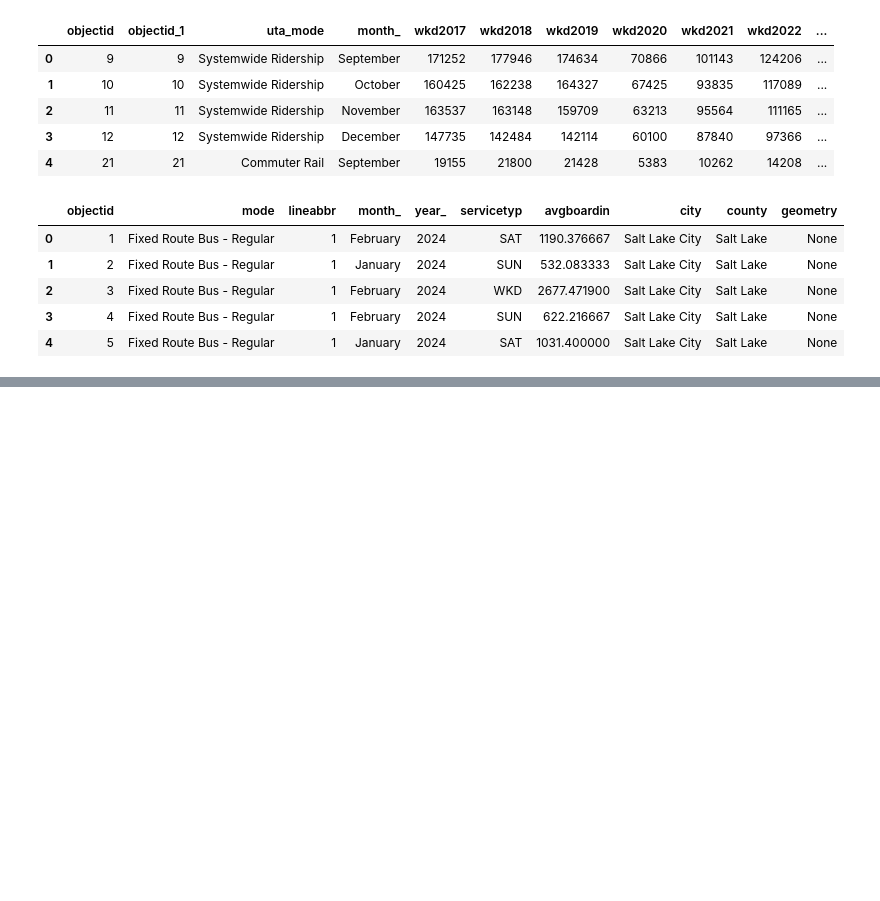
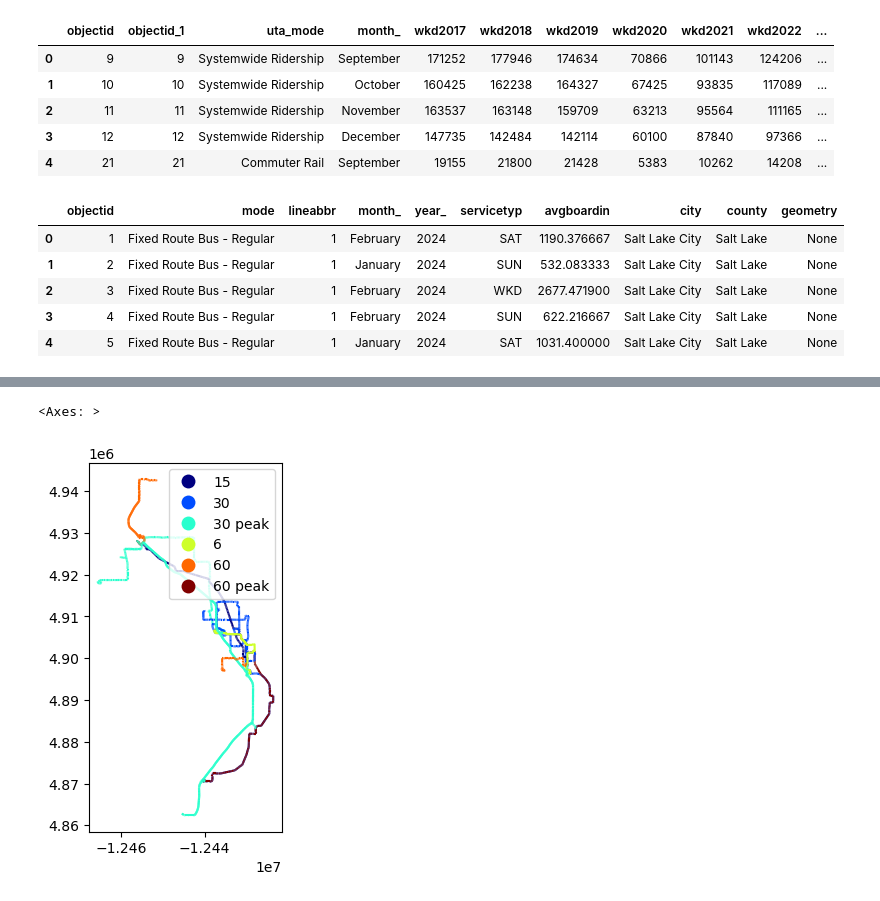
Before and after one commit to vanslykeaudio/Portfolio, a Jupyter notebook: UTA_Projects/Project_1/Project1_DataCleaning.ipynb, the cells around one changed output, grey strips where cells are left out. Saved outputs shown, nothing was run; the diff lists cells and outputs as text; code cells hidden in the pictures; blank space fills up the shorter version.

```diff
--- a/UTA_Projects/Project_1/Project1_DataCleaning.ipynb
+++ b/UTA_Projects/Project_1/Project1_DataCleaning.ipynb
@@ -390,0 +397,7 @@ UTA_Stops_and_Most_Recent_Ridership_Map.plot()
+# %%
+UTA_Routes_and_Most_Recent_Ridership_Map[UTA_Routes_and_Most_Recent_Ridership_Map['county'] == 'Utah'].plot(cmap = 'jet',
+                                              column = 'frequency',
+                                              legend = True,)
+# %% [output]
+<Axes: >
+[figure, added]
```
Also changed, not shown: parts of 5 cells of this notebook.
